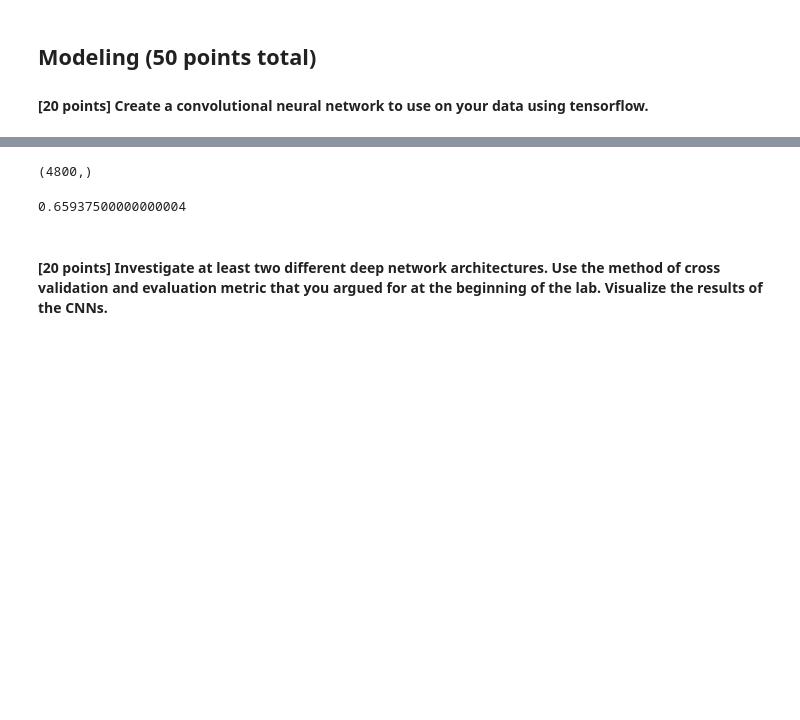
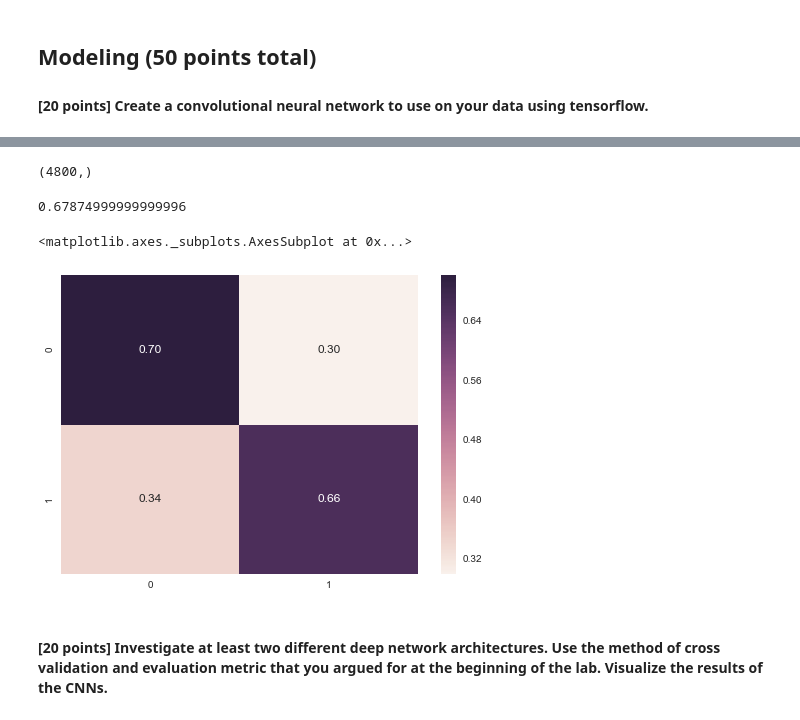
Before and after one commit to CT-Kyle/ML-Labs, a Jupyter notebook: lab8/lab8.ipynb, the cells around one changed output, grey strips where cells are left out. Saved outputs shown, nothing was run; the diff lists cells and outputs as text; code cells hidden in the pictures; blank space fills up the shorter version.

```diff
--- a/lab8/lab8.ipynb
+++ b/lab8/lab8.ipynb
@@ -8,10 +8,11 @@
 from PIL import Image
 import pandas as pd
 import numpy as np
+import matplotlib.pyplot as plt
 
-image_size = (40, 40)
+image_size = (50, 50)
 total_image_size = image_size[0]**2
-image_size3 = (1, 40, 40)
+image_size3 = (1, 50, 50)
 X = []
 y = []
 label = [0, 1] #cat == 0, dog == 1
@@ -85,5 +92,4 @@ Wall time: 1min 42s
 # %%
-from sklearn import metrics as mt
 
 yhat2 = np.argmax(cnn2.predict(np.expand_dims(X_test, axis=1)), axis=1)
 print(yhat2.shape)
@@ -91,7 +97,15 @@ acc2 = mt.accuracy_score(y_test, yhat2)
 acc2
 # %% [output]
 (4800,)
-0.65937500000000004
+0.67874999999999996
+# %%
+cnn2_conf = mt.confusion_matrix(y_test, yhat2)
+cnn2_conf = cnn2_conf/np.sum(cnn2_conf,axis=1)[:,np.newaxis]
+
+sns.heatmap(cnn2_conf, annot=True, fmt='.2f')
+# %% [output]
+<matplotlib.axes._subplots.AxesSubplot at 0x...>
+[figure, added]
 # %% [markdown]
 #### [20 points] Investigate at least two different deep network architectures. Use the method of cross validation and evaluation metric that you argued for at the beginning of the lab. Visualize the results of the CNNs.
 # %%
```
Also changed, not shown: parts of 14 cells of this notebook.
